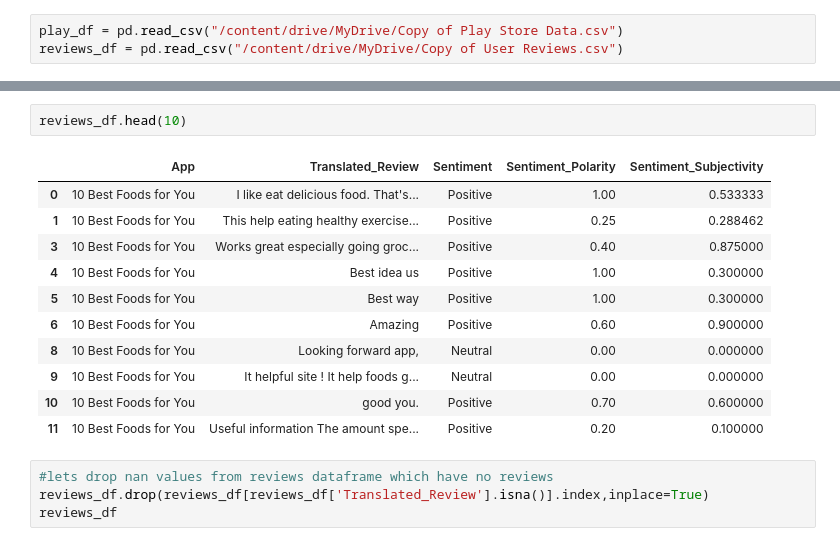
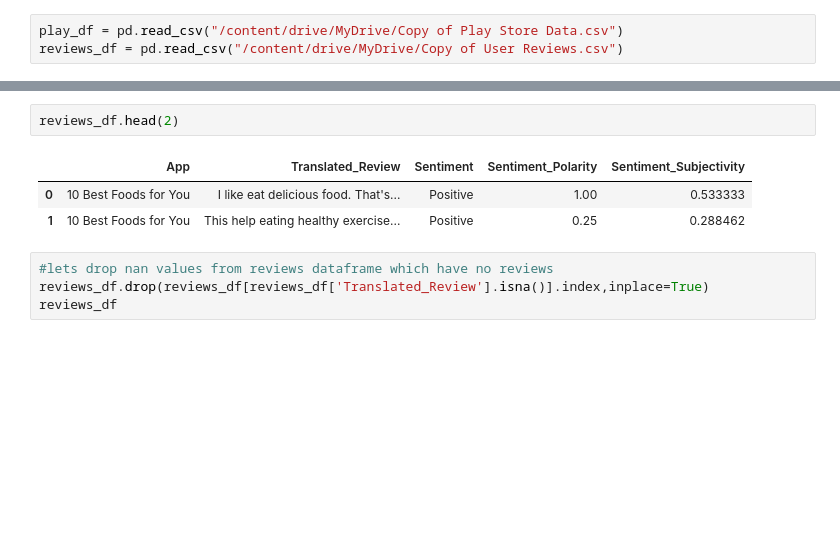
Before and after one commit to codewithsrs/app-data-analysis, a Jupyter notebook: playstore_app_review_analysis.ipynb, the cells around one changed output, grey strips where cells are left out. Drawn from its saved outputs; the diff is of its cells as text; blank space fills up the shorter version.

```diff
--- a/playstore_app_review_analysis.ipynb
+++ b/playstore_app_review_analysis.ipynb
@@ -28,17 +21,9 @@ play_df.head(10)
 # %%
-reviews_df.head(10)
+reviews_df.head(2)
 # %% [output]
 |  | App | Translated_Review | Sentiment | Sentiment_Polarity | Sentiment_Subjectivity |
 | 0 | 10 Best Foods for You | I like eat delicious food. That's... | Positive | 1.00 | 0.533333 |
 | 1 | 10 Best Foods for You | This help eating healthy exercise... | Positive | 0.25 | 0.288462 |
-| 3 | 10 Best Foods for You | Works great especially going groc... | Positive | 0.40 | 0.875000 |
-| 4 | 10 Best Foods for You | Best idea us | Positive | 1.00 | 0.300000 |
-| 5 | 10 Best Foods for You | Best way | Positive | 1.00 | 0.300000 |
-| 6 | 10 Best Foods for You | Amazing | Positive | 0.60 | 0.900000 |
-| 8 | 10 Best Foods for You | Looking forward app, | Neutral | 0.00 | 0.000000 |
-| 9 | 10 Best Foods for You | It helpful site ! It help foods g... | Neutral | 0.00 | 0.000000 |
-| 10 | 10 Best Foods for You | good you. | Positive | 0.70 | 0.600000 |
-| 11 | 10 Best Foods for You | Useful information The amount spe... | Positive | 0.20 | 0.100000 |
 # %%
 #lets drop nan values from reviews dataframe which have no reviews
 reviews_df.drop(reviews_df[reviews_df['Translated_Review'].isna()].index,inplace=True)
```
Also changed, not shown: parts of 22 cells of this notebook.
